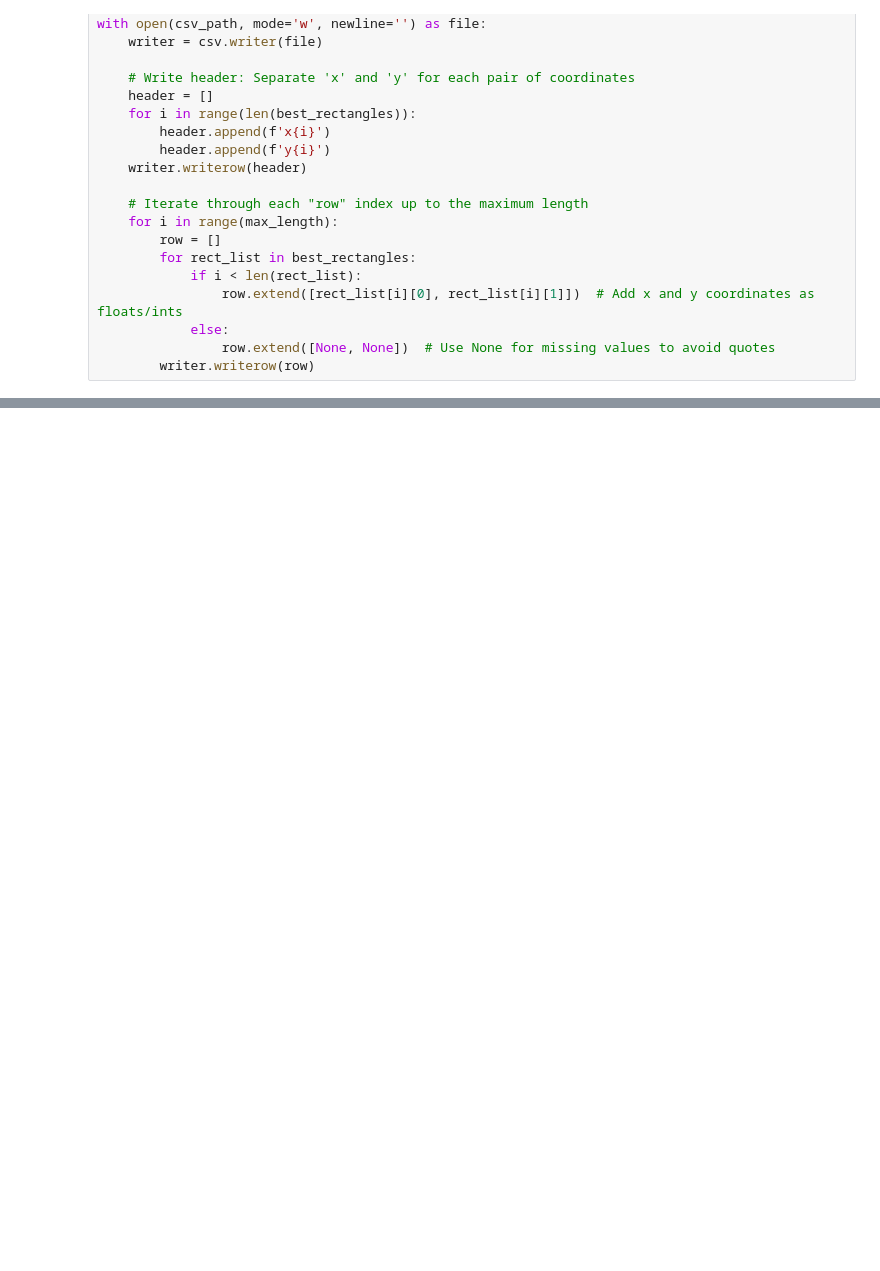
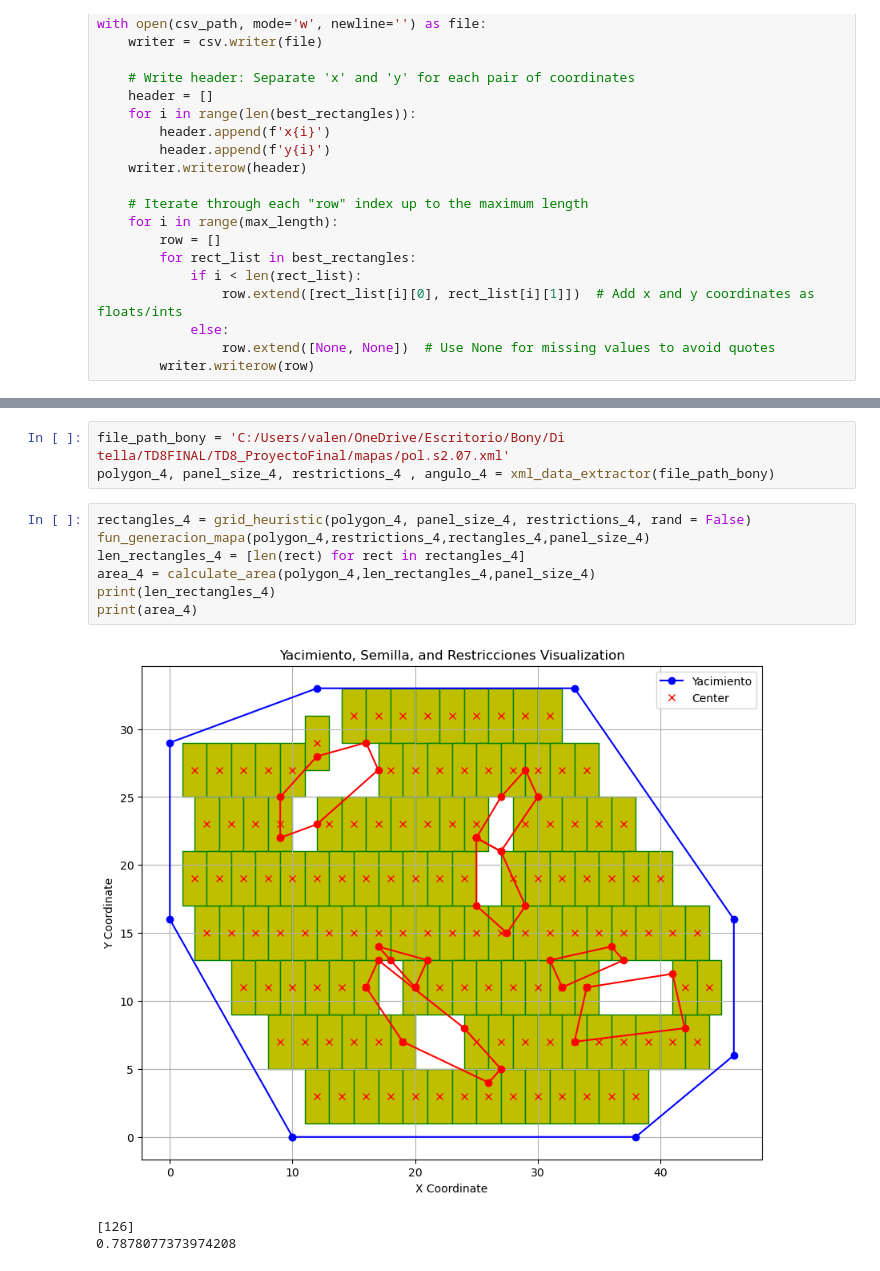
Before and after one commit to lararlm/TD8_ProyectoFinal, a Jupyter notebook: testing/test2.ipynb, the cells around one changed output, grey strips where cells are left out. Drawn from its saved outputs; the diff is of its cells as text; blank space fills up the shorter version.

```diff
--- a/testing/test2.ipynb
+++ b/testing/test2.ipynb
@@ -58,0 +88,14 @@ with open(csv_path, mode='w', newline='') as file:
+# %%
+file_path_bony = 'C:/Users/valen/OneDrive/Escritorio/Bony/Di tella/TD8FINAL/TD8_ProyectoFinal/mapas/pol.s2.07.xml'
+polygon_4, panel_size_4, restrictions_4 , angulo_4 = xml_data_extractor(file_path_bony)
+# %%
+rectangles_4 = grid_heuristic(polygon_4, panel_size_4, restrictions_4, rand = False)
+fun_generacion_mapa(polygon_4,restrictions_4,rectangles_4,panel_size_4)
+len_rectangles_4 = [len(rect) for rect in rectangles_4]
+area_4 = calculate_area(polygon_4,len_rectangles_4,panel_size_4)
+print(len_rectangles_4)
+print(area_4)
+# %% [output]
+[figure, added]
+[126]
+0.7878077373974208
```
Also changed, not shown: parts of 13 cells of this notebook, 5 other files.
